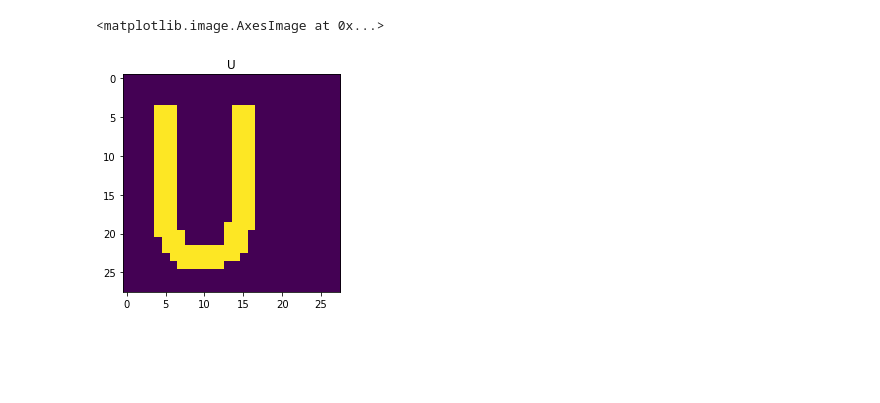
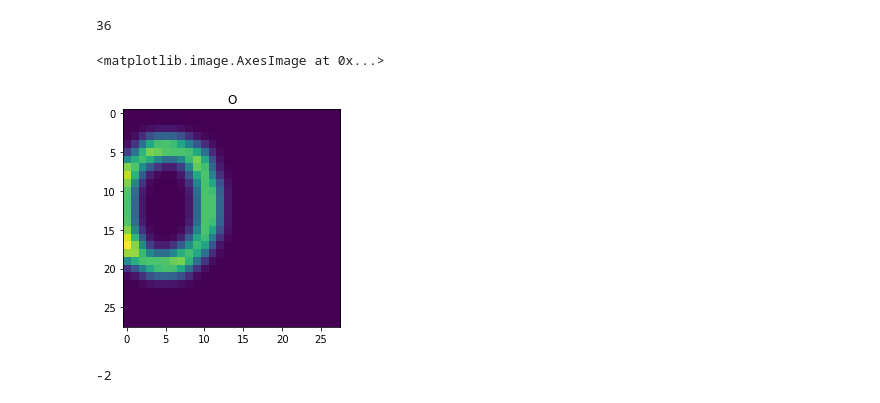
Before and after one commit to semwai/small-dataset, a Jupyter notebook: Генертор датасета символов.ipynb, the cells around one changed output. Drawn from its saved outputs; the diff is of its cells as text; code cells hidden in the pictures; blank space fills up the shorter version.

```diff
--- a/Генертор датасета символов.ipynb
+++ b/Генертор датасета символов.ipynb
@@ -29,7 +47,15 @@ x = np.load('out/x_train.npz')
+# %%
+x.get('arr_1')[0]
+# %% [output]
+36
 # %%
-n = 53
+n = 56
 plt.title(chr(x.get('arr_1')[n] + 32))
 plt.imshow(x.get('arr_0')[n])
 # %% [output]
 <matplotlib.image.AxesImage at 0x...>
-[figure, old version]
+[figure, new version]
+# %%
+np.random.randint(-2, 3)
+# %% [output]
+-2
```
Also changed, not shown: parts of 5 cells of this notebook, 6 other files.
